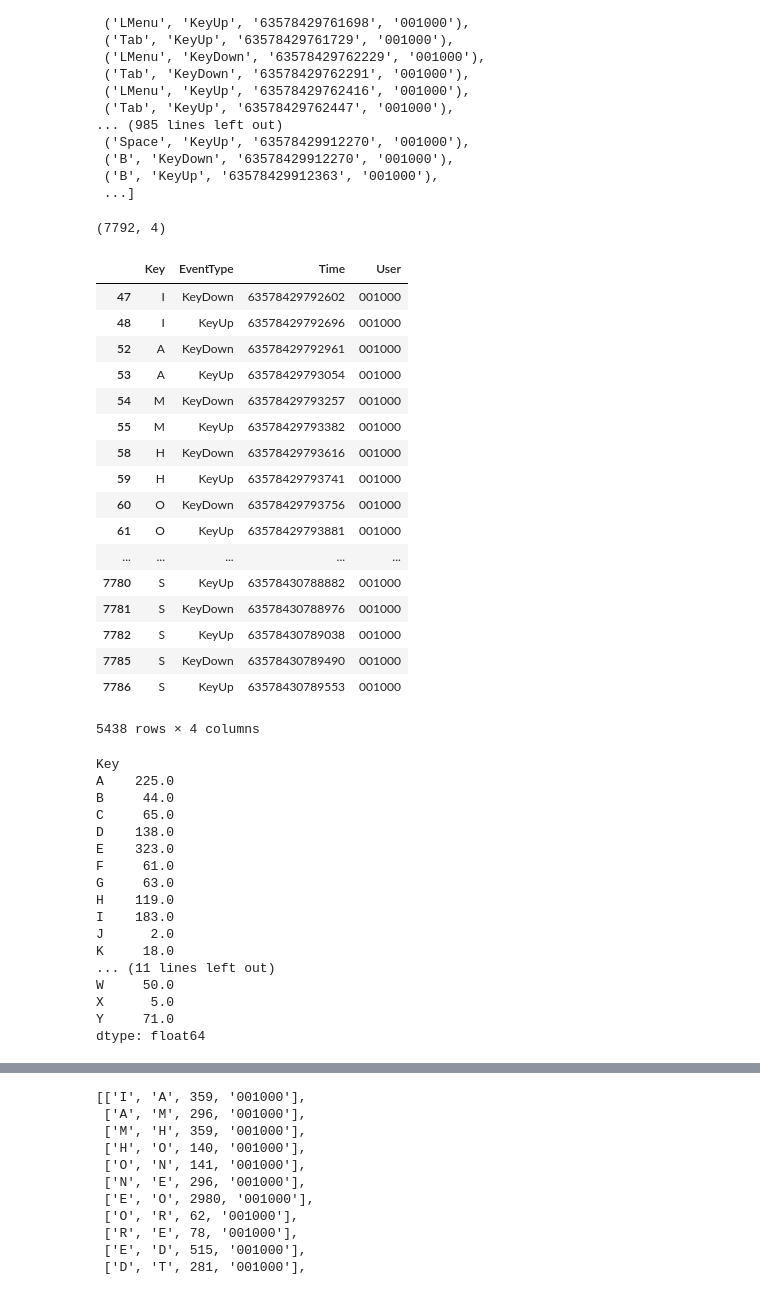
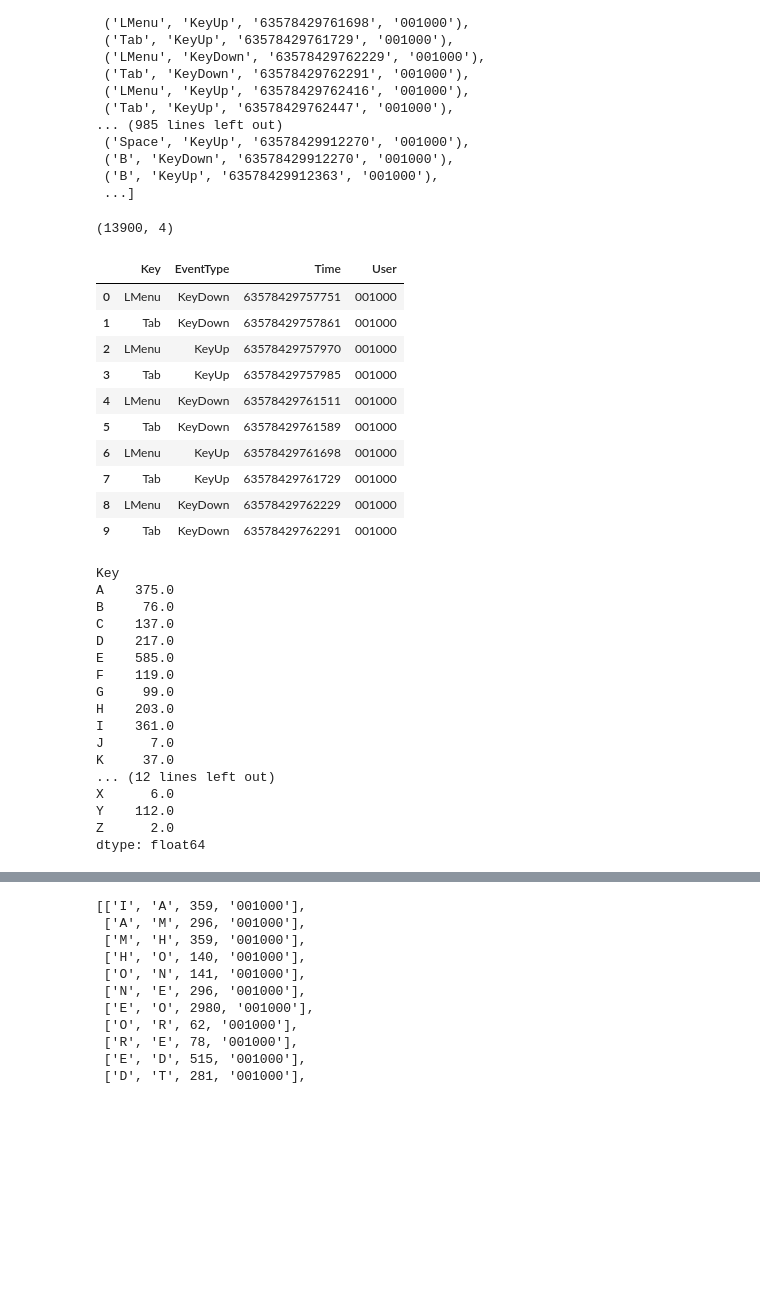
Before and after one commit to UsmanRehmat/Keystroke-authentication, a Jupyter notebook: GMM.ipynb, the cells around one changed output, grey strips where cells are left out. Saved outputs shown, nothing was run; the diff lists cells and outputs as text; code cells hidden in the pictures; blank space fills up the shorter version.

```diff
--- a/GMM.ipynb
+++ b/GMM.ipynb
@@ -8,7 +8,7 @@ import re
 #change path
 path="..\\UB_keystroke_dataset\\UB_keystroke_dataset"
 # %%
-def ReadListOfFiles(path):
+def ReadListOfTextFilesFromDirectoryWalk(path):
     files = []
     # r=root, d=directories, f = files
     for r, d, f in os.walk(path):
@@ -17,6 +17,7 @@ def ReadListOfFiles(path):
                 files.append(os.path.join(r, file))
     return files
 # %%
+files=ReadListOfTextFilesFromDirectoryWalk(path)
 len(files)
 print(files[0:1])
 # %% [output]
@@ -25,7 +26,7 @@ print(files[0:1])
 def CreateListOfTuplesFromFile(files):
 #Reading file and create tuple
     items = []
-    for file in files[0:1]:
+    for file in files:
         filename=file.split('\\')[-1].split('.')[0]
         f=open(file, "r")
         for line in f:
@@ -33,7 +34,7 @@ def CreateListOfTuplesFromFile(files):
             items.append((words[0],words[1],words[2],filename))
     return items
 # %%
-items=CreateListOfTuplesFromFile(files)
+items=CreateListOfTuplesFromFile(files[0:2])
 items
 # %% [output]
 [('LMenu', 'KeyDown', '63578429757751', '001000'),
@@ -61,25 +62,18 @@ def CreateDataFrame(items,columns):
 # %%
 df=CreateDataFrame(items,columns=['Key', 'EventType','Time','User'])
 print (df.shape)
-temp=df[df["Key"].str.match('^.*[A-Z]$')]
-temp
+#
+df.head(10)
 # %% [output]
-(7792, 4)
+(13900, 4)
 |  | Key | EventType | Time | User |
-| 47 | I | KeyDown | 63578429792602 | 001000 |
-| 48 | I | KeyUp | 63578429792696 | 001000 |
-| 52 | A | KeyDown | 63578429792961 | 001000 |
-| 53 | A | KeyUp | 63578429793054 | 001000 |
-| 54 | M | KeyDown | 63578429793257 | 001000 |
-| 55 | M | KeyUp | 63578429793382 | 001000 |
-| 58 | H | KeyDown | 63578429793616 | 001000 |
-| 59 | H | KeyUp | 63578429793741 | 001000 |
-| 60 | O | KeyDown | 63578429793756 | 001000 |
-| 61 | O | KeyUp | 63578429793881 | 001000 |
-| ... | ... | ... | ... | ... |
-| 7780 | S | KeyUp | 63578430788882 | 001000 |
-| 7781 | S | KeyDown | 63578430788976 | 001000 |
-| 7782 | S | KeyUp | 63578430789038 | 001000 |
-| 7785 | S | KeyDown | 63578430789490 | 001000 |
-| 7786 | S | KeyUp | 63578430789553 | 001000 |
+| 0 | LMenu | KeyDown | 63578429757751 | 001000 |
+| 1 | Tab | KeyDown | 63578429757861 | 001000 |
+| 2 | LMenu | KeyUp | 63578429757970 | 001000 |
+| 3 | Tab | KeyUp | 63578429757985 | 001000 |
+| 4 | LMenu | KeyDown | 63578429761511 | 001000 |
+| 5 | Tab | KeyDown | 63578429761589 | 001000 |
+| 6 | LMenu | KeyUp | 63578429761698 | 001000 |
+| 7 | Tab | KeyUp | 63578429761729 | 001000 |
+| 8 | LMenu | KeyDown | 63578429762229 | 001000 |
+| 9 | Tab | KeyDown | 63578429762291 | 001000 |
-5438 rows × 4 columns
@@ -86,22 +84,23 @@ temp
 # %%
+temp=ParseAlphabetsKeys(df)
 temp.groupby("Key").size()/2
 # %% [output]
 Key
-A    225.0
-B     44.0
-C     65.0
-D    138.0
-E    323.0
-F     61.0
-G     63.0
-H    119.0
-I    183.0
-J      2.0
-K     18.0
-... (11 lines left out)
-W     50.0
-X      5.0
-Y     71.0
+A    375.0
+B     76.0
+C    137.0
+D    217.0
+E    585.0
+F    119.0
+G     99.0
+H    203.0
+I    361.0
+J      7.0
+K     37.0
+... (12 lines left out)
+X      6.0
+Y    112.0
+Z      2.0
 dtype: float64
 # %%
 temp
```
Also changed, not shown: parts of 10 cells of this notebook.
